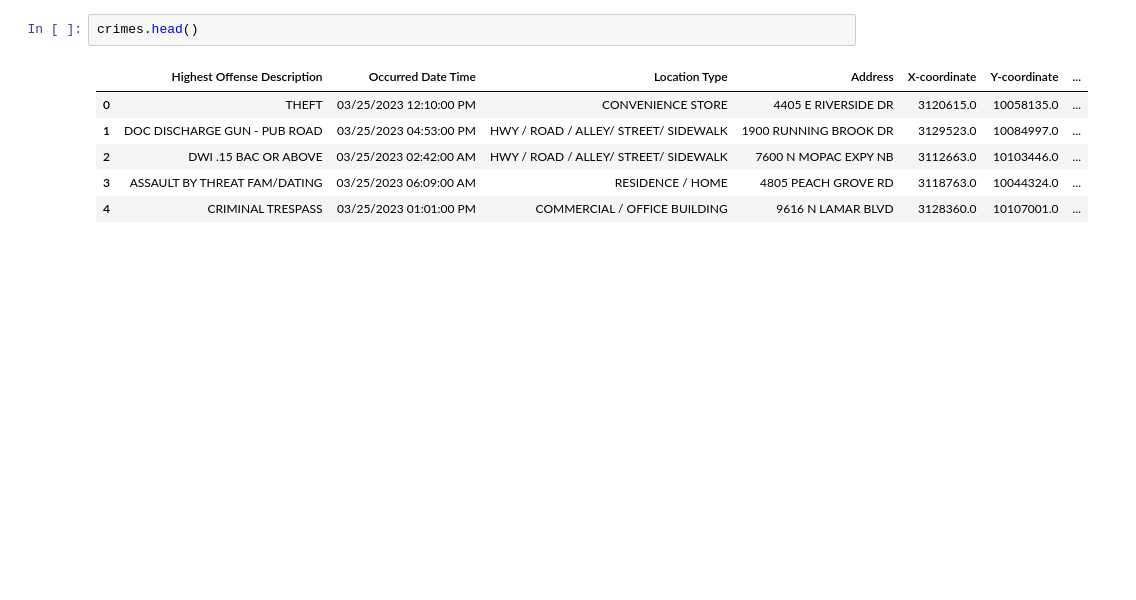
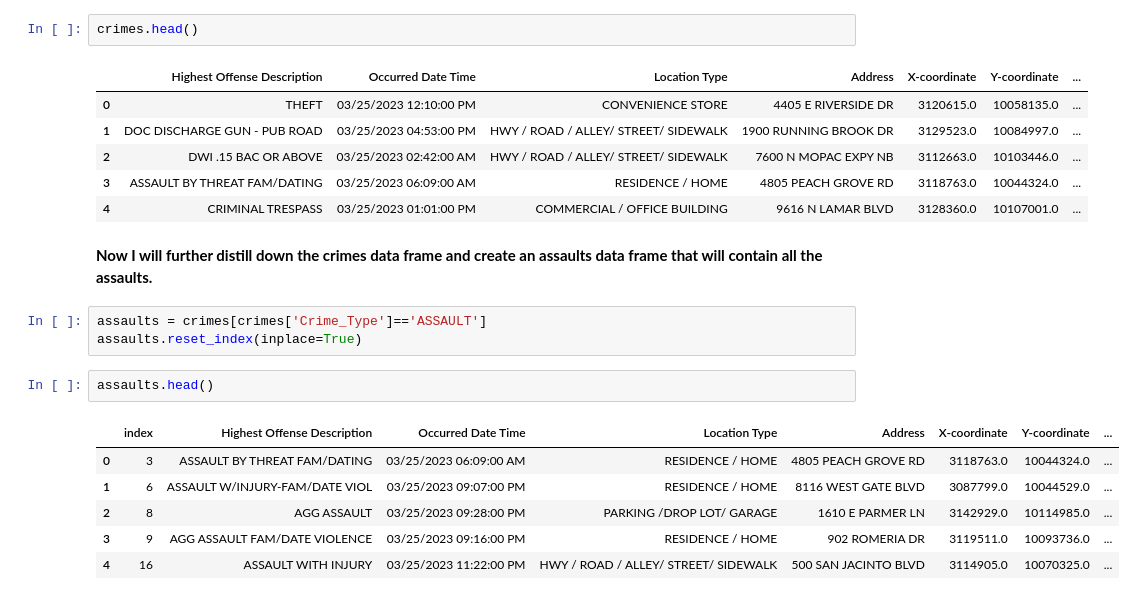
Before and after one commit to LACLanthony/crimes_hotel, a Jupyter notebook: hotels_crimes_maps.ipynb, the cells around one changed output. Cells and saved outputs as stored; diff of their text form; blank space fills up the shorter version.

```diff
--- a/hotels_crimes_maps.ipynb
+++ b/hotels_crimes_maps.ipynb
@@ -110,3 +110,17 @@ crimes.head()
 | 2 | DWI .15 BAC OR ABOVE | 03/25/2023 02:42:00 AM | HWY / ROAD / ALLEY/ STREET/ SIDEWALK | 7600 N MOPAC EXPY NB | 3112663.0 | 10103446.0 | ... |
 | 3 | ASSAULT BY THREAT FAM/DATING | 03/25/2023 06:09:00 AM | RESIDENCE / HOME | 4805 PEACH GROVE RD | 3118763.0 | 10044324.0 | ... |
 | 4 | CRIMINAL TRESPASS | 03/25/2023 01:01:00 PM | COMMERCIAL / OFFICE BUILDING | 9616 N LAMAR BLVD | 3128360.0 | 10107001.0 | ... |
+# %% [markdown]
+**Now I will further distill down the crimes data frame and create an assaults data frame that will contain all the assaults.**
+# %%
+assaults = crimes[crimes['Crime_Type']=='ASSAULT']
+assaults.reset_index(inplace=True)
+# %%
+assaults.head()
+# %% [output]
+|  | index | Highest Offense Description | Occurred Date Time | Location Type | Address | X-coordinate | Y-coordinate | ... |
+| 0 | 3 | ASSAULT BY THREAT FAM/DATING | 03/25/2023 06:09:00 AM | RESIDENCE / HOME | 4805 PEACH GROVE RD | 3118763.0 | 10044324.0 | ... |
+| 1 | 6 | ASSAULT W/INJURY-FAM/DATE VIOL | 03/25/2023 09:07:00 PM | RESIDENCE / HOME | 8116 WEST GATE BLVD | 3087799.0 | 10044529.0 | ... |
+| 2 | 8 | AGG ASSAULT | 03/25/2023 09:28:00 PM | PARKING /DROP LOT/ GARAGE | 1610 E PARMER LN | 3142929.0 | 10114985.0 | ... |
+| 3 | 9 | AGG ASSAULT FAM/DATE VIOLENCE | 03/25/2023 09:16:00 PM | RESIDENCE / HOME | 902 ROMERIA DR | 3119511.0 | 10093736.0 | ... |
+| 4 | 16 | ASSAULT WITH INJURY | 03/25/2023 11:22:00 PM | HWY / ROAD / ALLEY/ STREET/ SIDEWALK | 500 SAN JACINTO BLVD | 3114905.0 | 10070325.0 | ... |
```
Also changed, not shown: parts of 5 cells of this notebook.
